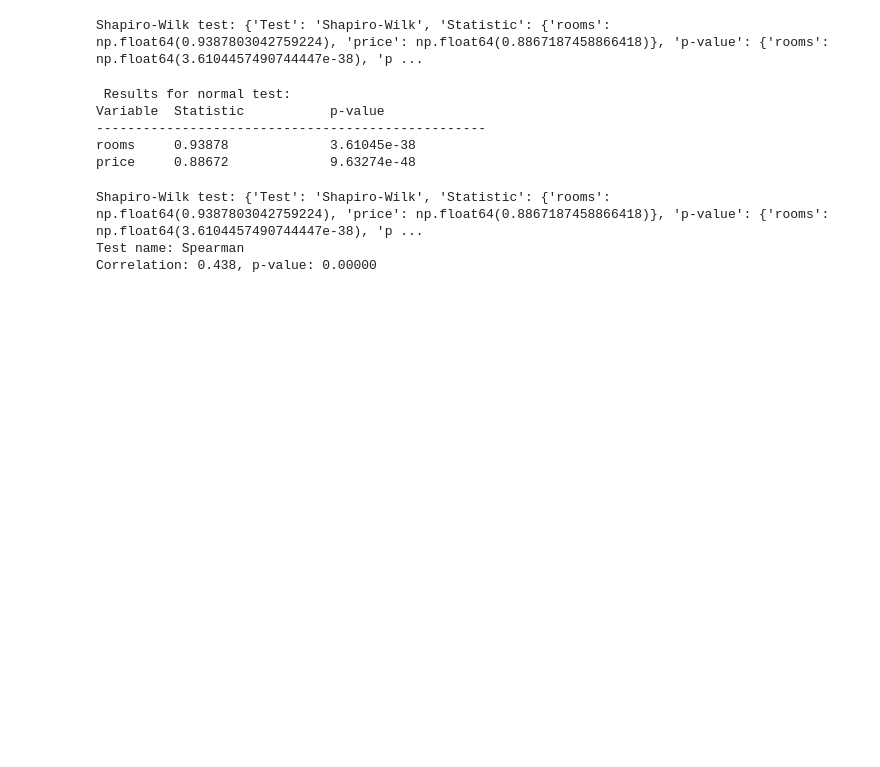
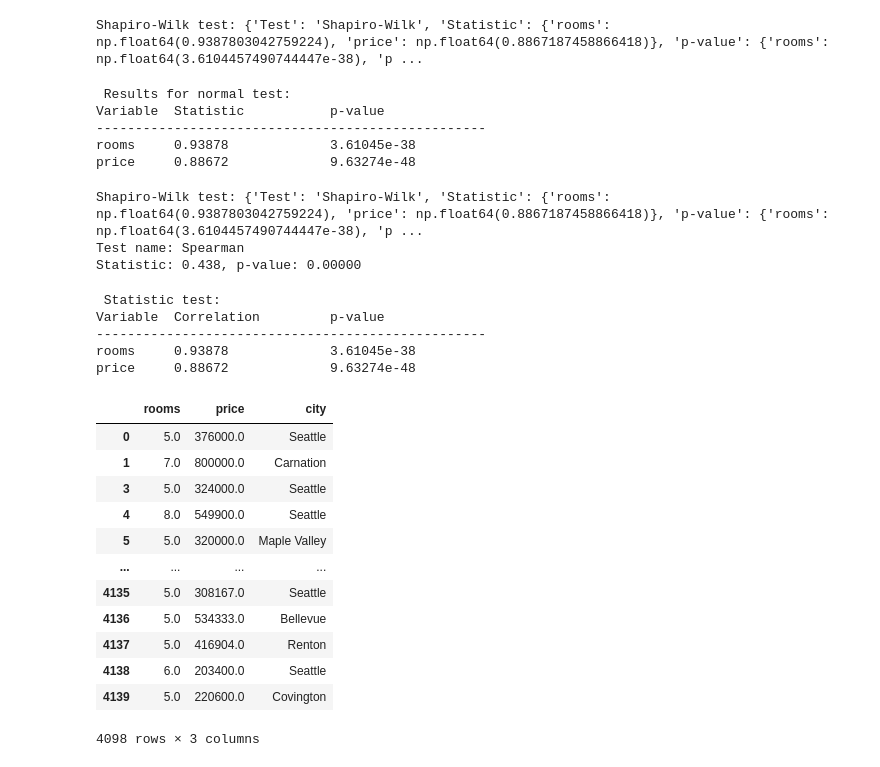
Before and after one commit to PiotrWojtalewicz/First_Data_Science_project, a Jupyter notebook: house_prices_predict.ipynb, the cells around one changed output. Drawn from its saved outputs; the diff is of its cells as text; code cells hidden in the pictures; blank space fills up the shorter version.

```diff
--- a/house_prices_predict.ipynb
+++ b/house_prices_predict.ipynb
@@ -142,17 +145,61 @@ def choose_correlation_test (db,col1,col2):
     p_value_price = normal_test_result["p-value"]["price"]
 
     if p_value_rooms > 0.05 and  p_value_price > 0.05:
+        corr, p_value = stats.pearsonr(db[col1], db[col2])
         test_name= "Pearson"
-        corr, p_value = stats.pearsonr(db[col1], db[col2])
     else:
+        corr, p_value = stats.spearmanr(db[col1], db[col2])
         test_name= "Spearman"
-        corr, p_value = stats.spearmanr(db[col1], db[col2])
+    result= {
+        "Test": test_name,
+        "Statistic": {"rooms": p_value_rooms, "price": p_value_rooms},
+        "p-value": {"rooms": p_value_price, "price": p_value_price}
+    }
 
     print(f"Test name: {test_name}")
-    print(f"Correlation: {corr:.3f}, p-value: {p_value:.5f}")
+    print(f"Statistic: {corr:.3f}, p-value: {p_value:.5f}")
 
 choose_correlation_test(db, "price", "rooms")
 # %% [output]
 Shapiro-Wilk test: {'Test': 'Shapiro-Wilk', 'Statistic': {'rooms': np.float64(0.9387803042759224), 'price': np.float64(0.8867187458866418)}, 'p-value': {'rooms': np.float64(3.6104457490744447e-38), 'p ...
 Test name: Spearman
-Correlation: 0.438, p-value: 0.00000
+Statistic: 0.438, p-value: 0.00000
+# %%
+# vizualization results from correlation
+df_normal_test = pd.DataFrame({
+    "Test name": ["rooms", "price"],
+    "Statistic": [result["Statistic"]["rooms"], result["Statistic"]["price"]],
+    "p-value": [result["p-value"]["rooms"], result["p-value"]["price"]]
+})
+
+
+print("\n Statistic test:")
+print(f"{'Variable':<10}{'Correlation':<20}{'p-value':<20}")
+print(f"{'-'*50}")
+
+for index, row in df_normal_test.iterrows():
+    print(f"{row['Test name']:<10}{row['Statistic']:<20.5f}{row['p-value']:<20.5e}")
+# %% [output]
+ Statistic test:
+Variable  Correlation         p-value
+--------------------------------------------------
+rooms     0.93878             3.61045e-38
+price     0.88672             9.63274e-48
+# %%
+#add third variable - street
+db = db[["rooms","price",'city']]
+db
+# %% [output]
+|  | rooms | price | city |
+| 0 | 5.0 | 376000.0 | Seattle |
+| 1 | 7.0 | 800000.0 | Carnation |
+| 3 | 5.0 | 324000.0 | Seattle |
+| 4 | 8.0 | 549900.0 | Seattle |
+| 5 | 5.0 | 320000.0 | Maple Valley |
+| ... | ... | ... | ... |
+| 4135 | 5.0 | 308167.0 | Seattle |
+| 4136 | 5.0 | 534333.0 | Bellevue |
+| 4137 | 5.0 | 416904.0 | Renton |
+| 4138 | 6.0 | 203400.0 | Seattle |
+| 4139 | 5.0 | 220600.0 | Covington |
+4098 rows × 3 columns
```
Also changed, not shown: parts of 4 cells of this notebook.
